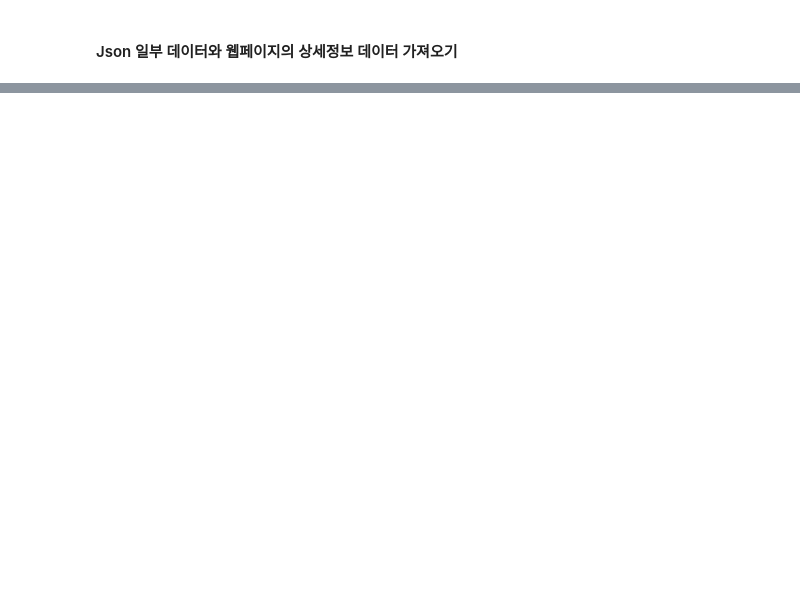
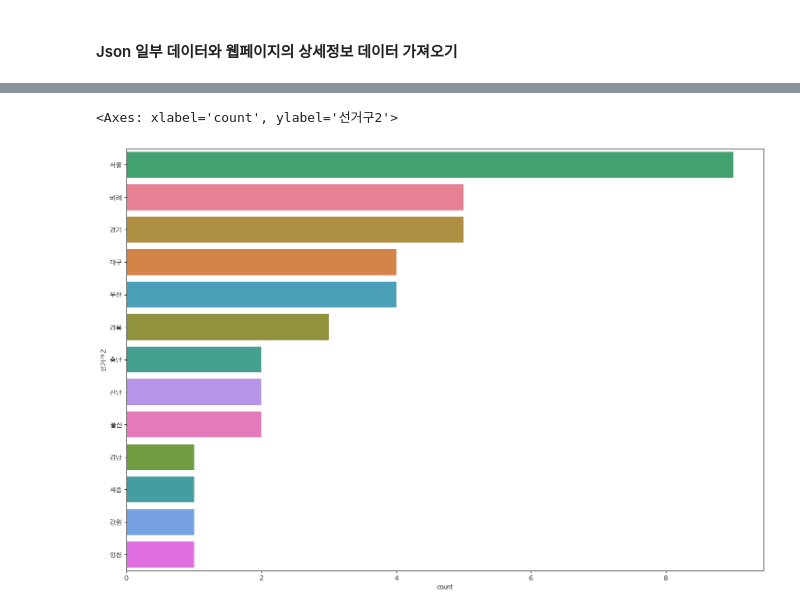
Before and after one commit to jongwanS/data_analysis_study_basic, a Jupyter notebook: 05.국회의원현황.ipynb, the cells around one changed output, grey strips where cells are left out. Cells and saved outputs as stored; diff of their text form; code cells hidden in the pictures; blank space fills up the shorter version.

```diff
--- a/05.국회의원현황.ipynb
+++ b/05.국회의원현황.ipynb
@@ -82,7 +69,7 @@ for idx,member in enumerate(member_list_300,1):
 
         #1명의 정보를 저장하는 dict 선언
         member_detail_dict = {}
-
+        #li:nth-of-type(n+4): 이 <ul> 아래에 있는 자식 <li> 중 4번째부터 이후 모든 li 선택
         li_tags = soup.select('ul.list li:nth-of-type(n+4)')
         #print(li_tags)
         # for li in li_tags:
@@ -93,6 +80,7 @@ for idx,member in enumerate(member_list_300,1):
         dt_list = [li_tag.find('dt').text for li_tag in li_tags]
         #print(dt_list)
 
+        #dd_list = ['02-784-8551', '의원회관838호', 'http://blog.naver.com/hwanghee67', 'hwanghee6728@gmail.com', '나성채,조주연', '김병기,정대중', '오상혁,나유경,김용대,문경림', '']
         dd_list = []
         for li_tag in li_tags:
             dd_tag = li_tag.find('dd')
@@ -102,6 +90,10 @@ for idx,member in enumerate(member_list_300,1):
         #print(dd_list)
 
         #dt_list와 dd_list를 쌍(pair) 으로 묶어줌, key vlaue 느낌
+        '''
+        member_detail_dict
+        ={'사무실 전화': '02-784-5601', '사무실 호실': '의원회관515호', '개별 홈페이지': 'https://blog.naver.com/grace6752', '이메일': 'gracesook52@rebuildingk.kr', '보좌관': '김재삼,서용선', '선임비서관': '김홍,오세령', '비서관': '권혁,박문혁,김예닮,이경열,김희경', '의원실 안내': ''}
+        '''
         member_detail_dict = dict(zip(dt_list, dd_list))
 
         member_detail_dict['이름'] = member['hgNm']
@@ -226,0 +277,6 @@ AttributeError: 'NoneType' object has no attribute 'text'
+# %%
+import numpy as np
+
+#index 변경, 이걸 통해 인덱스를 기존의 0부터 시작하는 숫자가 아니라 1부터 시작하는 인덱스로 바꾸는 것
+member_df.index = np.arange(1, len(member_df)+1)
+member_df.index
@@ -226,0 +314,11 @@ AttributeError: 'NoneType' object has no attribute 'text'
+# %%
+#선거구2 컬럼을 새로 추가
+#경남창원시성산구 -> 경남
+print(type(member_df['선거구']))
+print(type(member_df['선거구'].str))
+#Series객체를 StringMethods 객체로 변환(문자열 슬라이싱을 하기 위해서)
+temp_str = member_df['선거구'].str
+#2글자 슬라이싱 값을 선거구2 라는 컬럼으로 저장
+member_df['선거구2'] = temp_str[:2]
+
+member_df.loc[0:3,['선거구','선거구2']]
@@ -226,0 +367,8 @@ AttributeError: 'NoneType' object has no attribute 'text'
+# %%
+# font name을 알고 있다면 생략가능
+#한글폰트 path 설정
+font_path = '/System/Library/Fonts/Supplemental/AppleGothic.ttf'
+#font의 파일정보로 font name 을 알아내기
+font_prop = fm.FontProperties(fname=font_path).get_name()
+plt.rc('font', family=font_prop)
+print(font_prop)
@@ -226,0 +401,8 @@ AttributeError: 'NoneType' object has no attribute 'text'
+# %%
+#선거구2 컬럼을 값으로  countplot 그리기
+figure, axes1 = plt.subplots(nrows=1, ncols=1)
+figure.set_size_inches(18,12)
+sns.countplot(data=member_df, y='선거구2', ax=axes1, order=member_df['선거구2'].value_counts().index,hue='선거구2')
+# %% [output]
+<Axes: xlabel='count', ylabel='선거구2'>
+[figure, added]
```
Also changed, not shown: parts of 21 cells of this notebook, 1 other file.
